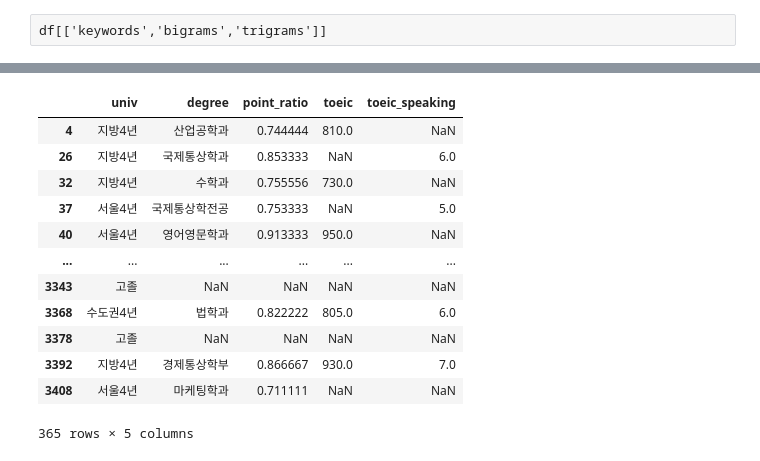
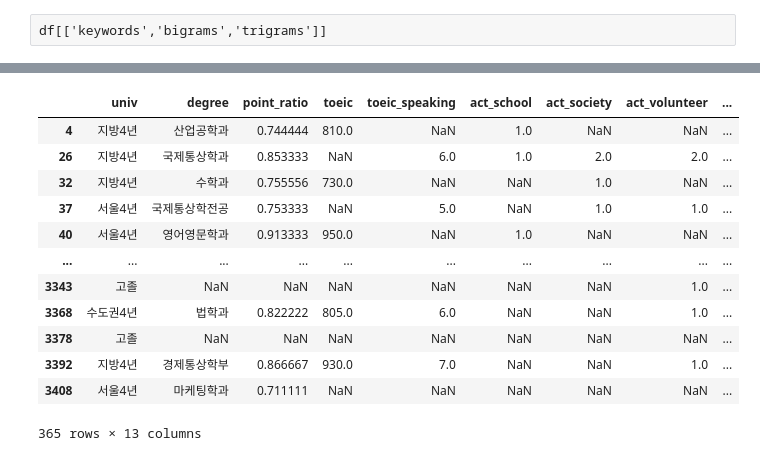
Before and after one commit to dev-Lesser/crawl-resume-go, a Jupyter notebook: text analysis.ipynb, the cells around one changed output, grey strips where cells are left out. Drawn from its saved outputs; the diff is of its cells as text; code cells hidden in the pictures.

```diff
--- a/text analysis.ipynb
+++ b/text analysis.ipynb
@@ -225,18 +111,21 @@ import matplotlib.pyplot as plt
 %matplotlib inline
 plt.rc('font', family='AppleGothic')
 # %%
-df[(df['task']=='사무·총무·법무')][['univ','degree','point_ratio','toeic','toeic_speaking']]
+df[(df['task']=='사무·총무·법무')][[
+    'univ','degree','point_ratio','toeic','toeic_speaking','act_school',
+    'act_society', 'act_volunteer', 'act_oversea',
+    'act_intern', 'act_prize', 'act_club', 'lang']]
 # %% [output]
-|  | univ | degree | point_ratio | toeic | toeic_speaking |
-| 4 | 지방4년 | 산업공학과 | 0.744444 | 810.0 | NaN |
-| 26 | 지방4년 | 국제통상학과 | 0.853333 | NaN | 6.0 |
-| 32 | 지방4년 | 수학과 | 0.755556 | 730.0 | NaN |
-| 37 | 서울4년 | 국제통상학전공 | 0.753333 | NaN | 5.0 |
-| 40 | 서울4년 | 영어영문학과 | 0.913333 | 950.0 | NaN |
-| ... | ... | ... | ... | ... | ... |
-| 3343 | 고졸 | NaN | NaN | NaN | NaN |
-| 3368 | 수도권4년 | 법학과 | 0.822222 | 805.0 | 6.0 |
-| 3378 | 고졸 | NaN | NaN | NaN | NaN |
-| 3392 | 지방4년 | 경제통상학부 | 0.866667 | 930.0 | 7.0 |
-| 3408 | 서울4년 | 마케팅학과 | 0.711111 | NaN | NaN |
+|  | univ | degree | point_ratio | toeic | toeic_speaking | act_school | act_society | act_volunteer | ... |
+| 4 | 지방4년 | 산업공학과 | 0.744444 | 810.0 | NaN | 1.0 | NaN | NaN | ... |
+| 26 | 지방4년 | 국제통상학과 | 0.853333 | NaN | 6.0 | 1.0 | 2.0 | 2.0 | ... |
+| 32 | 지방4년 | 수학과 | 0.755556 | 730.0 | NaN | NaN | 1.0 | NaN | ... |
+| 37 | 서울4년 | 국제통상학전공 | 0.753333 | NaN | 5.0 | NaN | 1.0 | 1.0 | ... |
+| 40 | 서울4년 | 영어영문학과 | 0.913333 | 950.0 | NaN | 1.0 | NaN | NaN | ... |
+| ... | ... | ... | ... | ... | ... | ... | ... | ... | ... |
+| 3343 | 고졸 | NaN | NaN | NaN | NaN | NaN | NaN | 1.0 | ... |
+| 3368 | 수도권4년 | 법학과 | 0.822222 | 805.0 | 6.0 | NaN | NaN | 1.0 | ... |
+| 3378 | 고졸 | NaN | NaN | NaN | NaN | NaN | NaN | NaN | ... |
+| 3392 | 지방4년 | 경제통상학부 | 0.866667 | 930.0 | 7.0 | NaN | NaN | 1.0 | ... |
+| 3408 | 서울4년 | 마케팅학과 | 0.711111 | NaN | NaN | NaN | NaN | NaN | ... |
-365 rows × 5 columns
+365 rows × 13 columns
```
Also changed, not shown: parts of 33 cells of this notebook, 21 other files.
